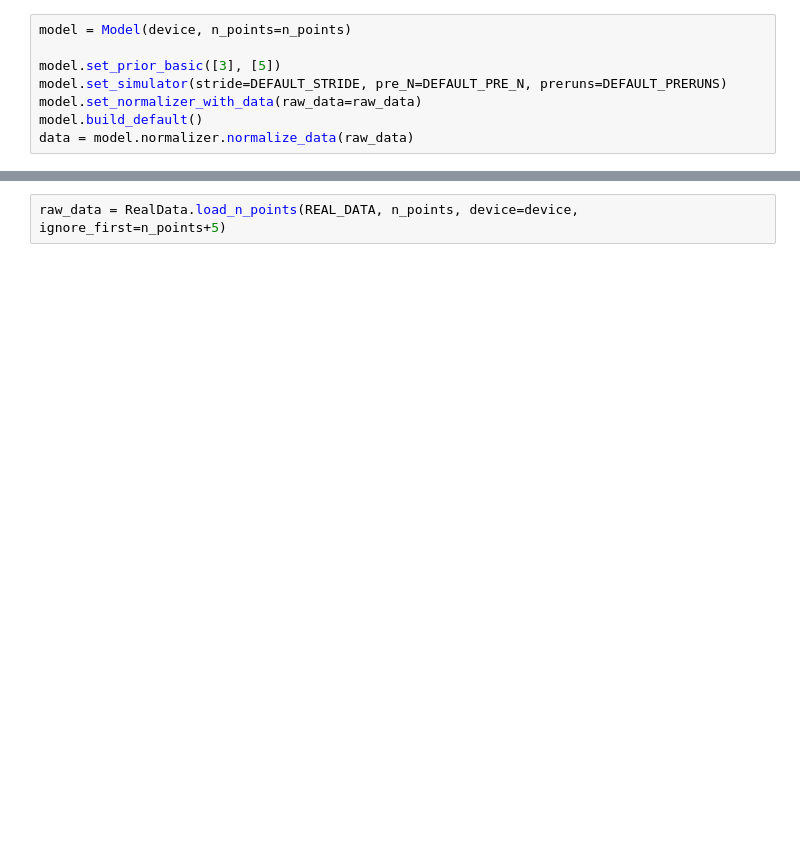
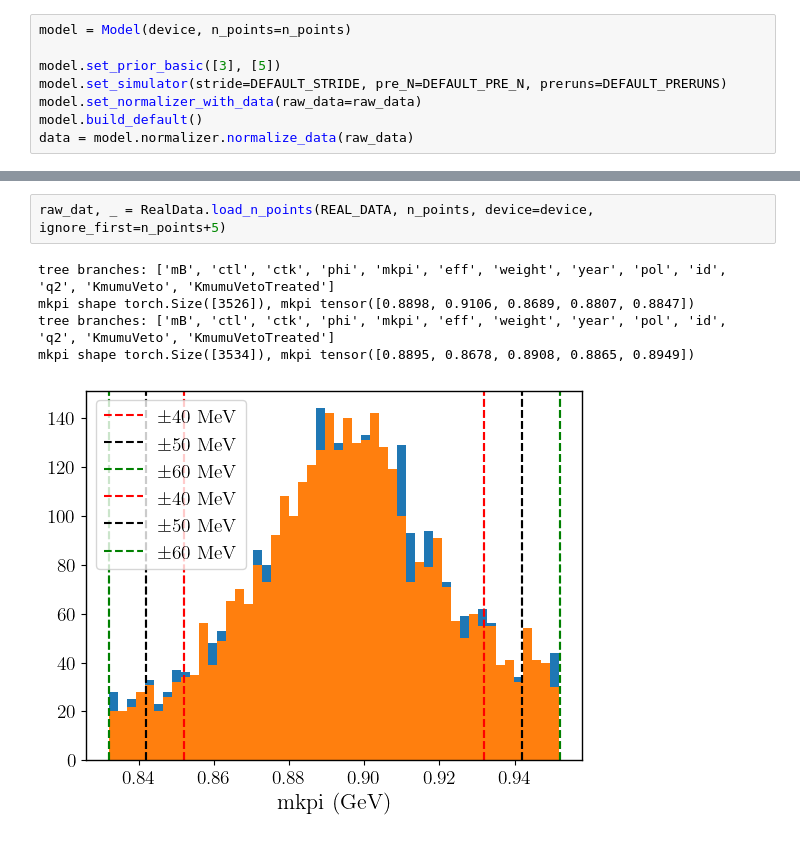
Before and after one commit to NilsCt/sbi-particle-physics, a Jupyter notebook: notebooks/real_data_sanity.ipynb, the cells around one changed output, grey strips where cells are left out. Cells and saved outputs as stored; diff of their text form; blank space fills up the shorter version.

```diff
--- a/notebooks/real_data_sanity.ipynb
+++ b/notebooks/real_data_sanity.ipynb
@@ -44,5 +82,11 @@ print(model.normalizer.data_mean, model.normalizer.data_std)
 # %%
-raw_data = RealData.load_n_points(REAL_DATA, n_points, device=device, ignore_first=n_points+5)
+raw_dat, _ = RealData.load_n_points(REAL_DATA, n_points, device=device, ignore_first=n_points+5)
+# %% [output]
+tree branches: ['mB', 'ctl', 'ctk', 'phi', 'mkpi', 'eff', 'weight', 'year', 'pol', 'id', 'q2', 'KmumuVeto', 'KmumuVetoTreated']
+mkpi shape torch.Size([3526]), mkpi tensor([0.8898, 0.9106, 0.8689, 0.8807, 0.8847])
+tree branches: ['mB', 'ctl', 'ctk', 'phi', 'mkpi', 'eff', 'weight', 'year', 'pol', 'id', 'q2', 'KmumuVeto', 'KmumuVetoTreated']
+mkpi shape torch.Size([3534]), mkpi tensor([0.8895, 0.8678, 0.8908, 0.8865, 0.8949])
+[figure, added]
 # %%
 print(raw_data.shape)
 print(raw_data[0])
```
Also changed, not shown: parts of 6 cells of this notebook, 8 other files.
